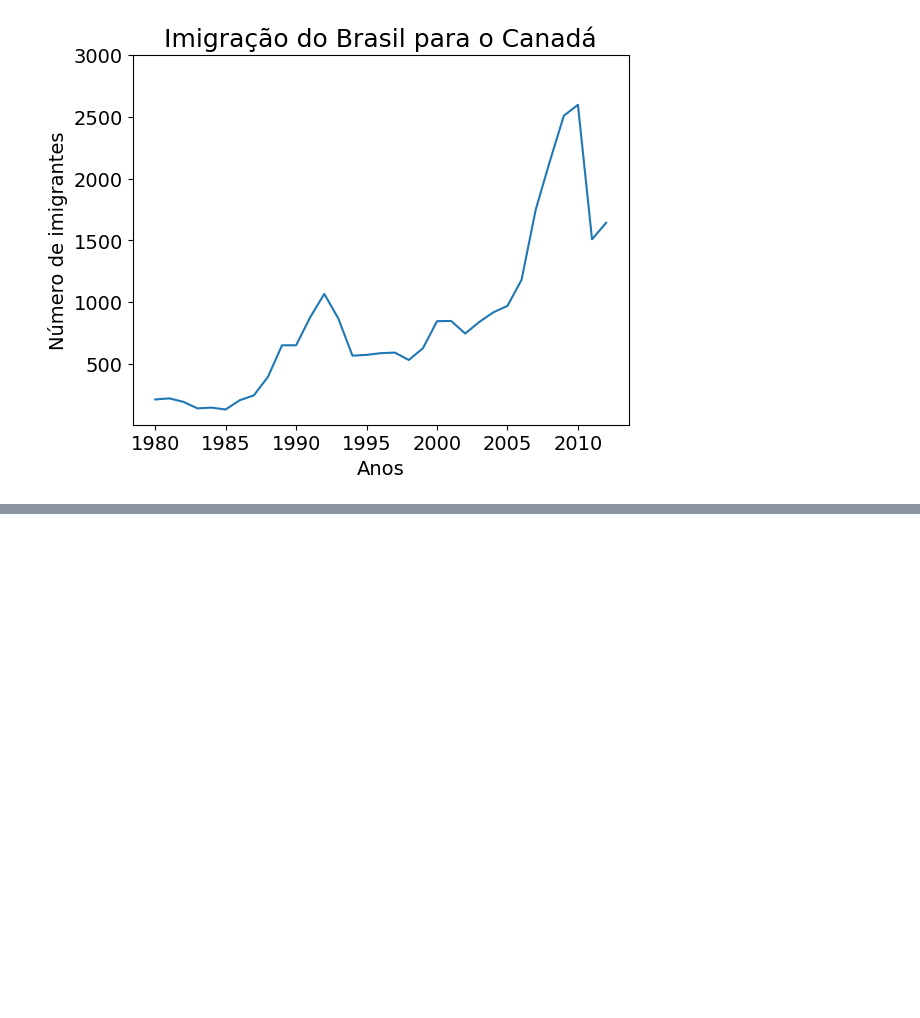
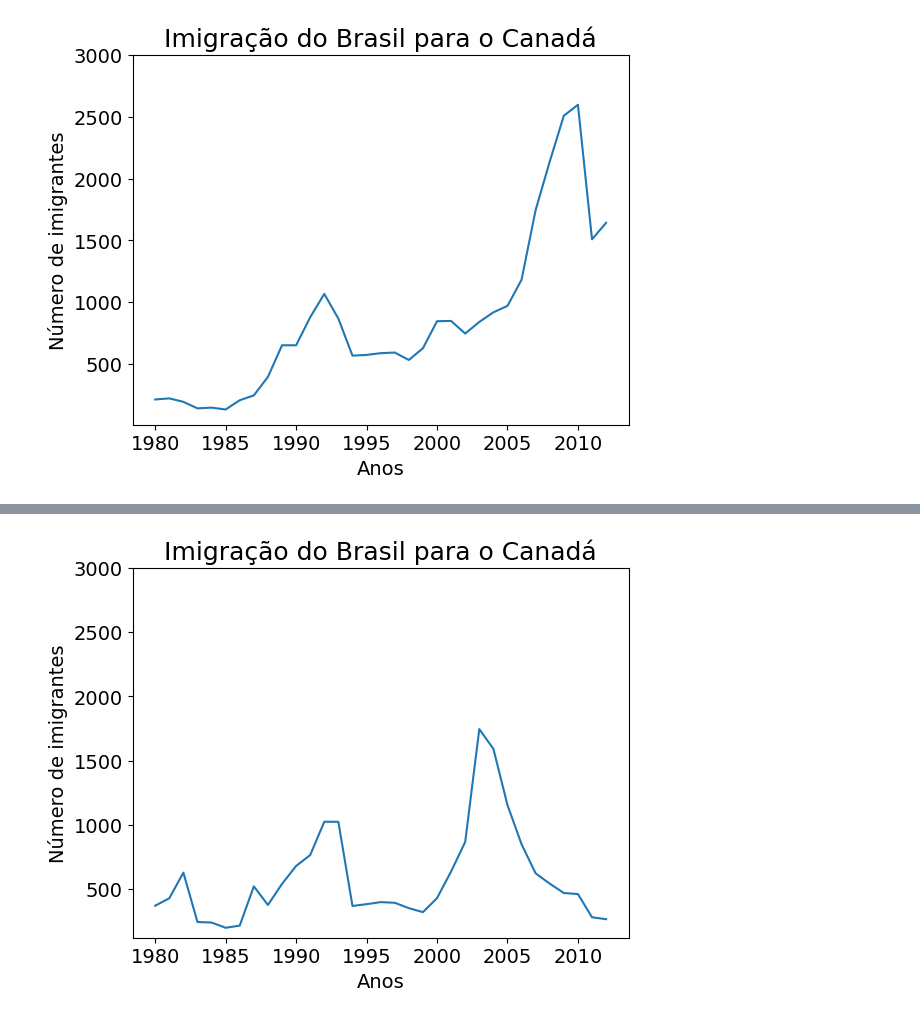
Before and after one commit to Jackvs720v/BigDataIA, a Jupyter notebook: aula4/codigoA4.ipynb, the cells around one changed output, grey strips where cells are left out. Drawn from its saved outputs; the diff is of its cells as text; code cells hidden in the pictures; blank space fills up the shorter version.

```diff
--- a/aula4/codigoA4.ipynb
+++ b/aula4/codigoA4.ipynb
@@ -100,3 +100,12 @@ plt.ylabel("Número de imigrantes",fontsize=14) # titulo eixo y
 plt.show() #exibe a figura
 # %% [output]
 [figure]
+# %%
+argentina = dados.loc['Argentina',anos]
+# %%
+argentina_dic = {
+    'ano': argentina.index.tolist(), #Pega os anos
+    'imigrantes': argentina.values.tolist() #Pega a quantidade de imigrantes
+}
+# %%
+argentina_df = pd.DataFrame(argentina_dic)
@@ -102,0 +121,11 @@ plt.show() #exibe a figura
+# %%
+#Plotando o número de imigrantes do Brasil para o Canadá
+plt.plot(argentina_df['ano'],argentina_df['imigrantes']) #plota o gráfico
+plt.xticks(['1980','1985','1990','1995','2000','2005','2010'],fontsize=14) # ajuste de valores para o eixo x
+plt.yticks([500,1000,1500,2000,2500,3000],fontsize=14) # ajuste de valores para o eixo y
+plt.xlabel("Anos",fontsize=14) # titulo eixo x
+plt.title('Imigração do Brasil para o Canadá',fontsize =18) # adiciona título no gráfico
+plt.ylabel("Número de imigrantes",fontsize=14) # titulo eixo y
+plt.show() #exibe a figura
+# %% [output]
+[figure, added]
```
Also changed, not shown: parts of 12 cells of this notebook, 2 other files.
